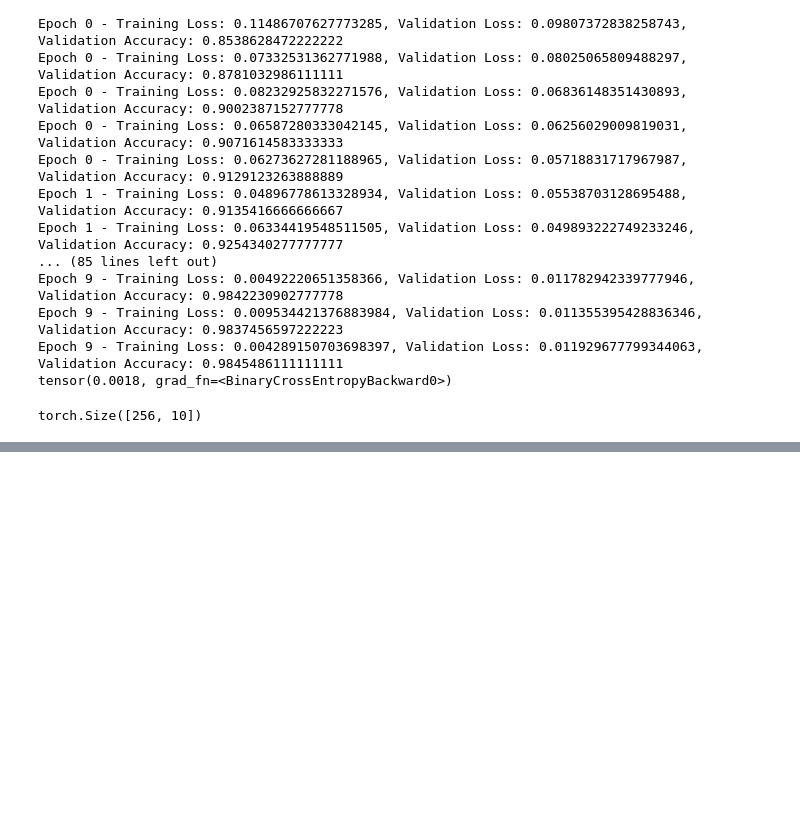
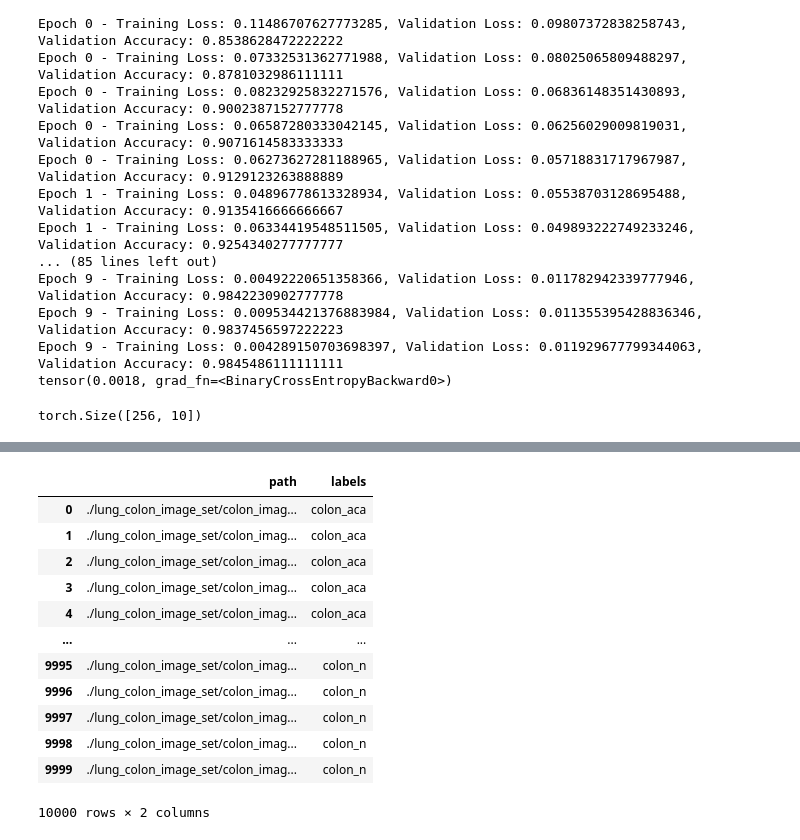
Before and after one commit to Mohamed-Amr-Shalaby/Data-Structures-With-Luqman, a Jupyter notebook: src/NeuralNetworks.ipynb, the cells around one changed output, grey strips where cells are left out. Cells and saved outputs as stored; diff of their text form; code cells hidden in the pictures; blank space fills up the shorter version.

Commit message:
Downloaded data from Kaggle to Notebook. Made Pandas dataframe to hold img paths and labels. Next time make DataSet class.

```diff
--- a/src/NeuralNetworks.ipynb
+++ b/src/NeuralNetworks.ipynb
@@ -529,0 +549,4 @@ torch.Size([256, 10])
+# %%
+df2 = df["path"].str.split("/", expand = True)
+# %%
+labels = df2[3]
@@ -529,0 +570,20 @@ torch.Size([256, 10])
+# %%
+labeled_colon_data = df
+# %%
+labeled_colon_data["labels"] = labels
+# %%
+labeled_colon_data
+# %% [output]
+|  | path | labels |
+| 0 | ./lung_colon_image_set/colon_imag... | colon_aca |
+| 1 | ./lung_colon_image_set/colon_imag... | colon_aca |
+| 2 | ./lung_colon_image_set/colon_imag... | colon_aca |
+| 3 | ./lung_colon_image_set/colon_imag... | colon_aca |
+| 4 | ./lung_colon_image_set/colon_imag... | colon_aca |
+| ... | ... | ... |
+| 9995 | ./lung_colon_image_set/colon_imag... | colon_n |
+| 9996 | ./lung_colon_image_set/colon_imag... | colon_n |
+| 9997 | ./lung_colon_image_set/colon_imag... | colon_n |
+| 9998 | ./lung_colon_image_set/colon_imag... | colon_n |
+| 9999 | ./lung_colon_image_set/colon_imag... | colon_n |
+10000 rows × 2 columns
```
Also changed, not shown: parts of 9 cells of this notebook.
